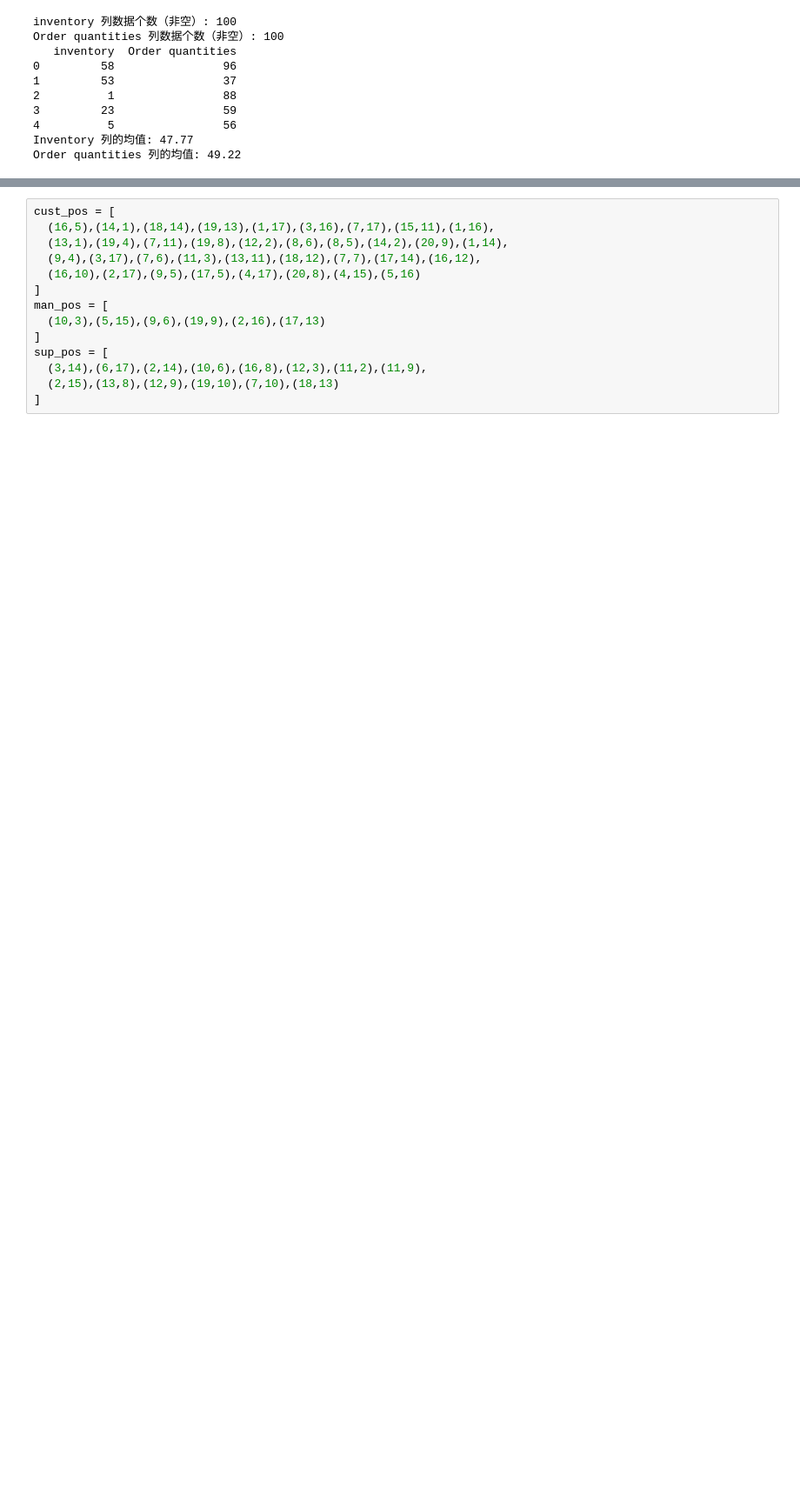
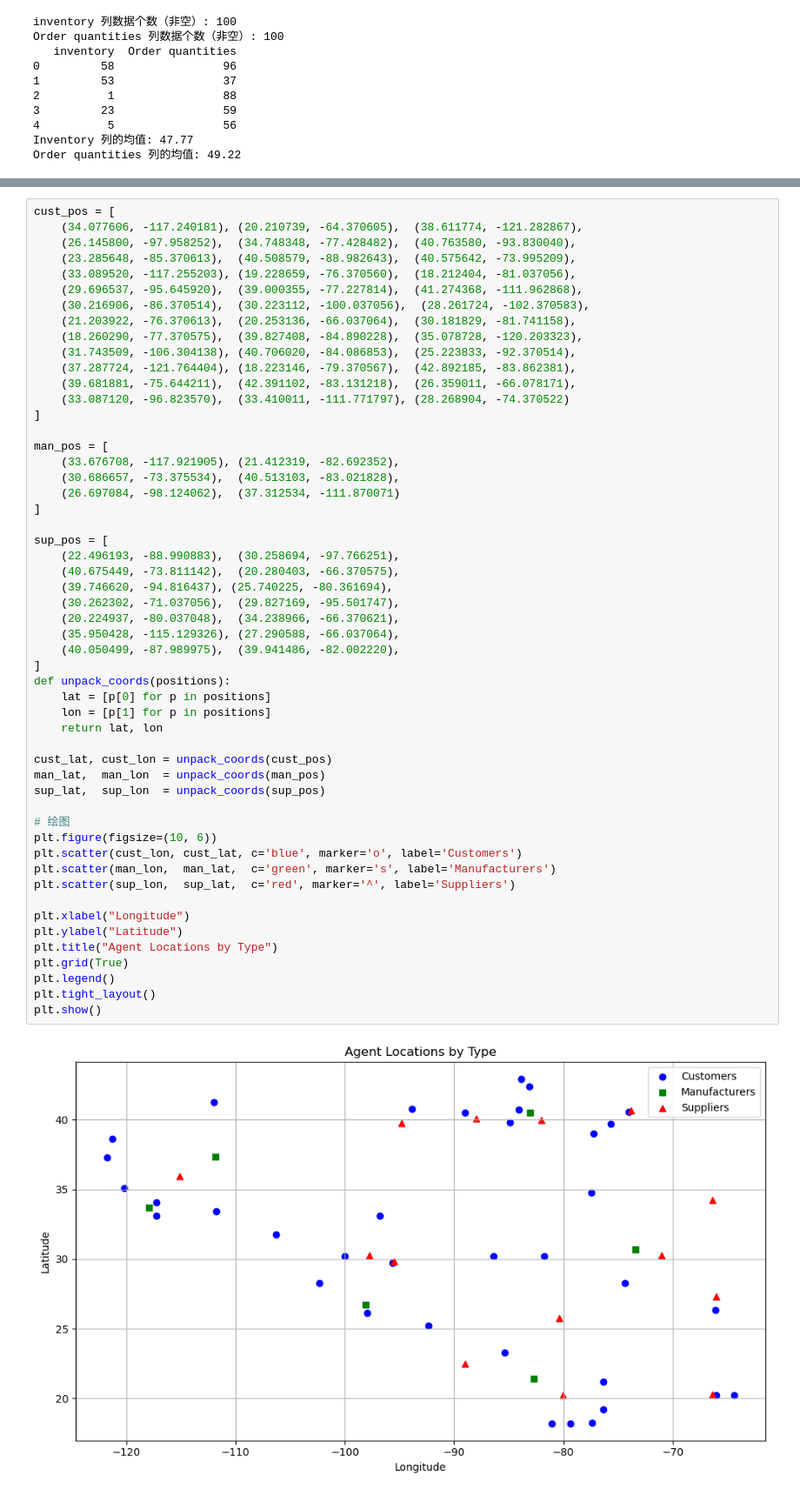
Before and after one commit to ShengGao67/SCNN, a Jupyter notebook: normal state.ipynb, the cells around one changed output, grey strips where cells are left out. Shown: that part at 87% size. Saved outputs shown, nothing was run; the diff lists cells and outputs as text; blank space fills up the shorter version.

```diff
--- a/normal state.ipynb
+++ b/normal state.ipynb
@@ -96,16 +70,57 @@ def get_weighted_edge_count(model):
     return total_weight
 # %%
 cust_pos = [
-  (16,5),(14,1),(18,14),(19,13),(1,17),(3,16),(7,17),(15,11),(1,16),
-  (13,1),(19,4),(7,11),(19,8),(12,2),(8,6),(8,5),(14,2),(20,9),(1,14),
-  (9,4),(3,17),(7,6),(11,3),(13,11),(18,12),(7,7),(17,14),(16,12),
-  (16,10),(2,17),(9,5),(17,5),(4,17),(20,8),(4,15),(5,16)
+    (34.077606, -117.240181), (20.210739, -64.370605),  (38.611774, -121.282867),
+    (26.145800, -97.958252),  (34.748348, -77.428482),  (40.763580, -93.830040),
+    (23.285648, -85.370613),  (40.508579, -88.982643),  (40.575642, -73.995209),
+    (33.089520, -117.255203), (19.228659, -76.370560),  (18.212404, -81.037056),
+    (29.696537, -95.645920),  (39.000355, -77.227814),  (41.274368, -111.962868),
+    (30.216906, -86.370514),  (30.223112, -100.037056),  (28.261724, -102.370583),
+    (21.203922, -76.370613),  (20.253136, -66.037064),  (30.181829, -81.741158),
+    (18.260290, -77.370575),  (39.827408, -84.890228),  (35.078728, -120.203323),
+    (31.743509, -106.304138), (40.706020, -84.086853),  (25.223833, -92.370514),
+    (37.287724, -121.764404), (18.223146, -79.370567),  (42.892185, -83.862381),
+    (39.681881, -75.644211),  (42.391102, -83.131218),  (26.359011, -66.078171),
+    (33.087120, -96.823570),  (33.410011, -111.771797), (28.268904, -74.370522)
 ]
+
 man_pos = [
-  (10,3),(5,15),(9,6),(19,9),(2,16),(17,13)
+    (33.676708, -117.921905), (21.412319, -82.692352),
+    (30.686657, -73.375534),  (40.513103, -83.021828),
+    (26.697084, -98.124062),  (37.312534, -111.870071)
 ]
+
 sup_pos = [
-  (3,14),(6,17),(2,14),(10,6),(16,8),(12,3),(11,2),(11,9),
-  (2,15),(13,8),(12,9),(19,10),(7,10),(18,13)
+    (22.496193, -88.990883),  (30.258694, -97.766251),
+    (40.675449, -73.811142),  (20.280403, -66.370575),
+    (39.746620, -94.816437), (25.740225, -80.361694),
+    (30.262302, -71.037056),  (29.827169, -95.501747),
+    (20.224937, -80.037048),  (34.238966, -66.370621),
+    (35.950428, -115.129326), (27.290588, -66.037064),
+    (40.050499, -87.989975),  (39.941486, -82.002220),
 ]
+def unpack_coords(positions):
+    lat = [p[0] for p in positions]
+    lon = [p[1] for p in positions]
+    return lat, lon
+
+cust_lat, cust_lon = unpack_coords(cust_pos)
+man_lat,  man_lon  = unpack_coords(man_pos)
+sup_lat,  sup_lon  = unpack_coords(sup_pos)
+
+# 绘图
+plt.figure(figsize=(10, 6))
+plt.scatter(cust_lon, cust_lat, c='blue', marker='o', label='Customers')
+plt.scatter(man_lon,  man_lat,  c='green', marker='s', label='Manufacturers')
+plt.scatter(sup_lon,  sup_lat,  c='red', marker='^', label='Suppliers')
+
+plt.xlabel("Longitude")
+plt.ylabel("Latitude")
+plt.title("Agent Locations by Type")
+plt.grid(True)
+plt.legend()
+plt.tight_layout()
+plt.show()
+# %% [output]
+[figure, added]
 # %%
```
Also changed, not shown: parts of 5 cells of this notebook, 2 other files.
